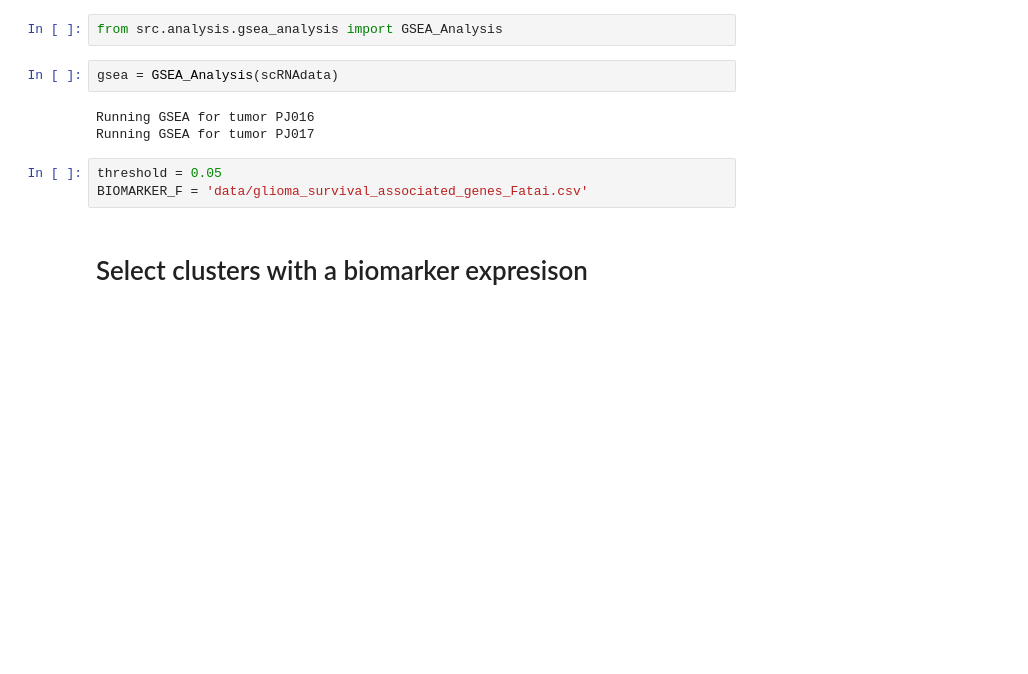
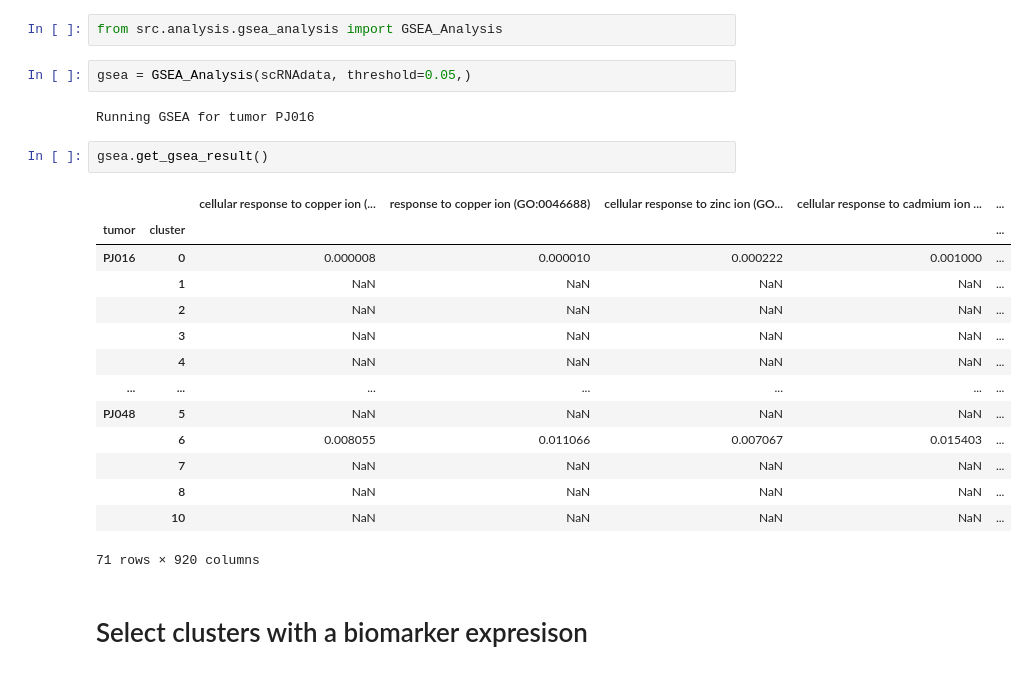
Before and after one commit to NCBI-Codeathons/Identifying-bulk-RNA-seq-derived-biomarkers-of-cancer-risk-within-single-cell-populations, a Jupyter notebook: Gene Set Enrichment Analysis.ipynb, the cells around one changed output. Drawn from its saved outputs; the diff is of its cells as text; blank space fills up the shorter version.

```diff
--- a/Gene Set Enrichment Analysis.ipynb
+++ b/Gene Set Enrichment Analysis.ipynb
@@ -62,13 +90,26 @@ scRNAdata.get_non_negative_expressions(biomarkers)
 # %%
 from src.analysis.gsea_analysis import GSEA_Analysis
 # %%
-gsea = GSEA_Analysis(scRNAdata)
+gsea = GSEA_Analysis(scRNAdata, threshold=0.05,)
 # %% [output]
 Running GSEA for tumor PJ016
-Running GSEA for tumor PJ017
-# %%
-threshold = 0.05
-BIOMARKER_F = 'data/glioma_survival_associated_genes_Fatai.csv'
+# %%
+gsea.get_gsea_result()
+# %% [output]
+|  |  | cellular response to copper ion (... | response to copper ion (GO:0046688) | cellular response to zinc ion (GO... | cellular response to cadmium ion ... | ... |
+| tumor | cluster |  |  |  |  | ... |
+| PJ016 | 0 | 0.000008 | 0.000010 | 0.000222 | 0.001000 | ... |
+|  | 1 | NaN | NaN | NaN | NaN | ... |
+|  | 2 | NaN | NaN | NaN | NaN | ... |
+|  | 3 | NaN | NaN | NaN | NaN | ... |
+|  | 4 | NaN | NaN | NaN | NaN | ... |
+| ... | ... | ... | ... | ... | ... | ... |
+| PJ048 | 5 | NaN | NaN | NaN | NaN | ... |
+|  | 6 | 0.008055 | 0.011066 | 0.007067 | 0.015403 | ... |
+|  | 7 | NaN | NaN | NaN | NaN | ... |
+|  | 8 | NaN | NaN | NaN | NaN | ... |
+|  | 10 | NaN | NaN | NaN | NaN | ... |
+71 rows × 920 columns
 # %% [markdown]
 # Select clusters with a biomarker expresison
 # %%
```
Also changed, not shown: parts of 9 cells of this notebook, 2 other files.
